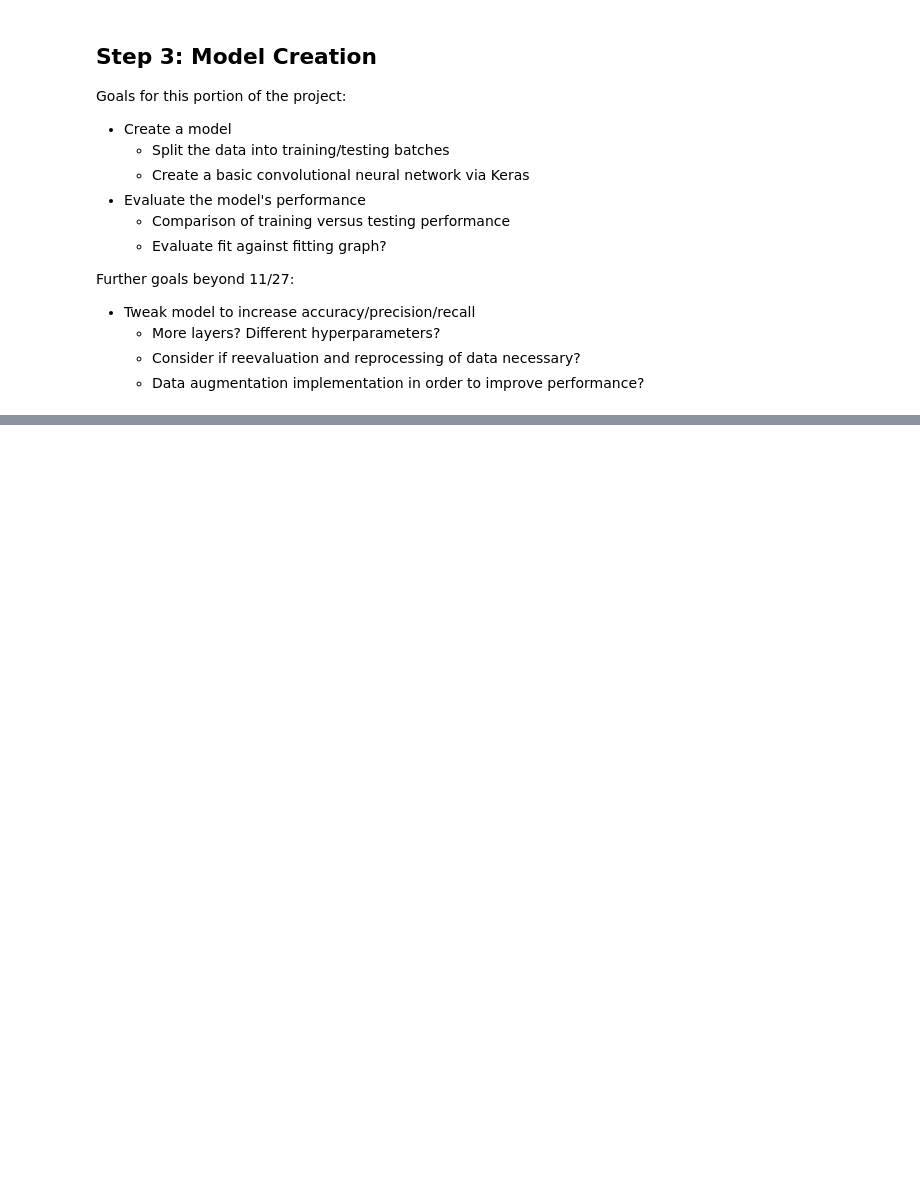
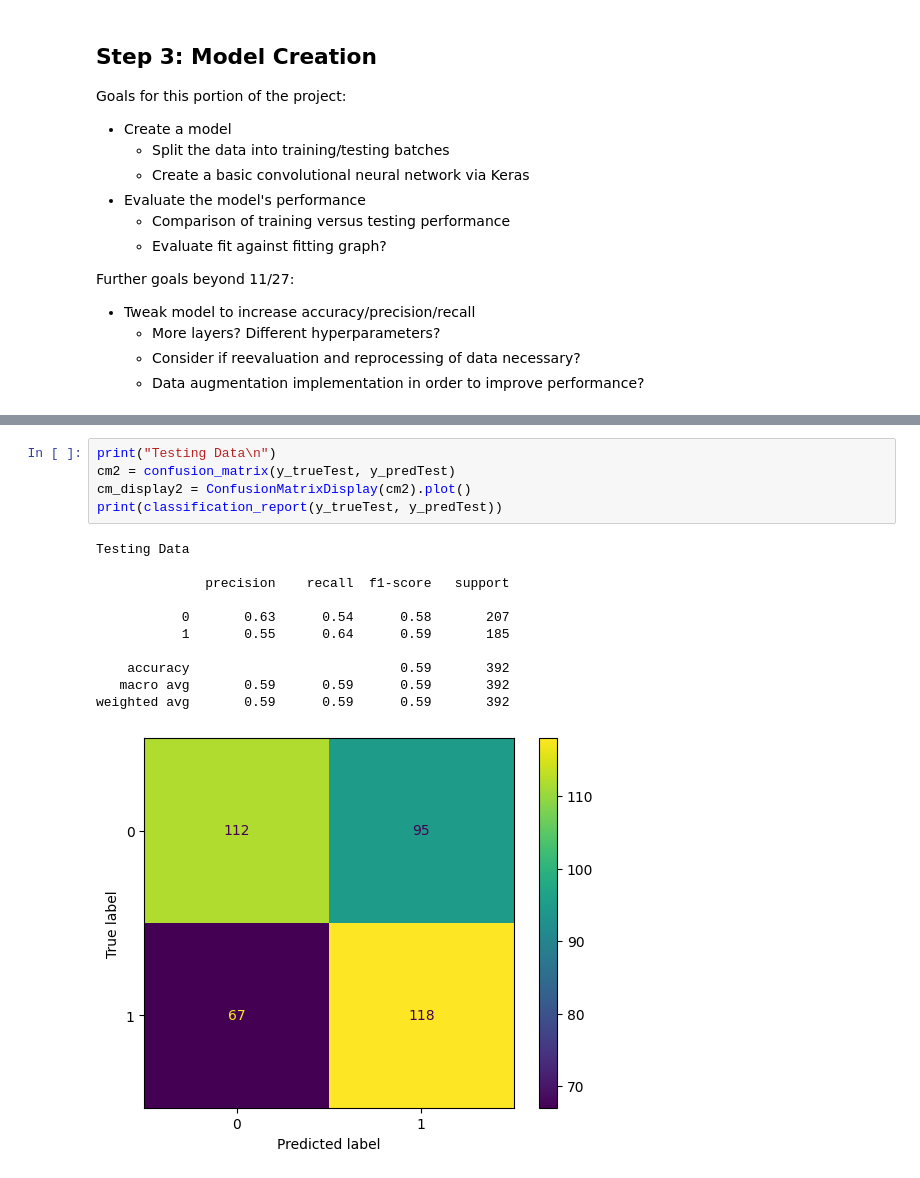
Before and after one commit to slouderback/ECS171-group-project, a Jupyter notebook: project.ipynb, the cells around one changed output, grey strips where cells are left out. Cells and saved outputs as stored; diff of their text form; blank space fills up the shorter version.

```diff
--- a/project.ipynb
+++ b/project.ipynb
@@ -179,2 +235,19 @@ Epoch 10/10
+# %%
+print("Testing Data\n")
+cm2 = confusion_matrix(y_trueTest, y_predTest)
+cm_display2 = ConfusionMatrixDisplay(cm2).plot()
+print(classification_report(y_trueTest, y_predTest))
+# %% [output]
+Testing Data
+
+              precision    recall  f1-score   support
+
+           0       0.63      0.54      0.58       207
+           1       0.55      0.64      0.59       185
+
+    accuracy                           0.59       392
+   macro avg       0.59      0.59      0.59       392
+weighted avg       0.59      0.59      0.59       392
+[figure, added]
 # %%
 # Use the evaluate function to evaluate how well our model does with training vs. testing data
```
Also changed, not shown: parts of 8 cells of this notebook, 1 other file.
